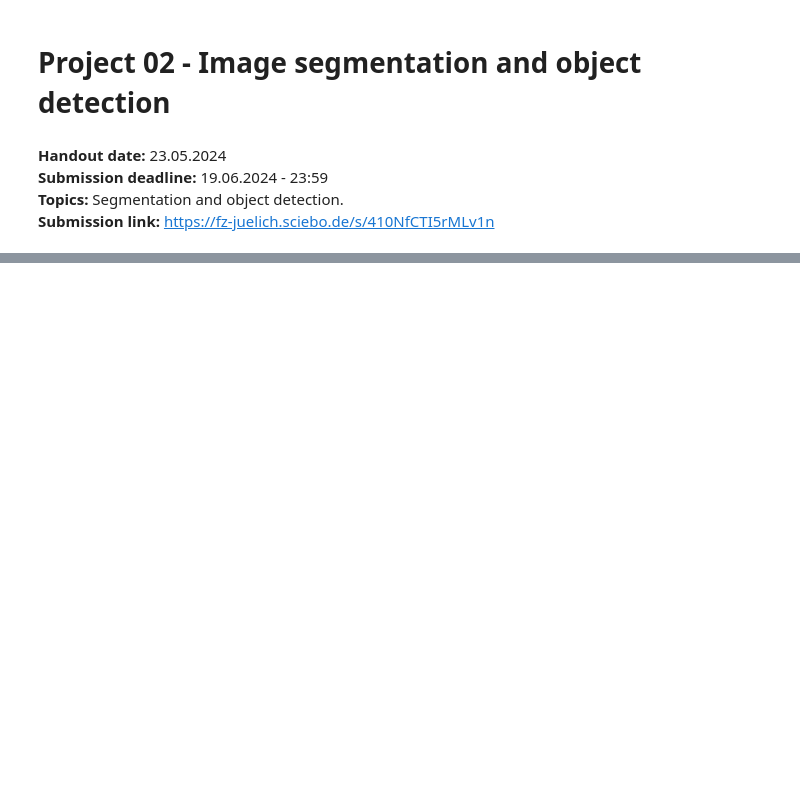
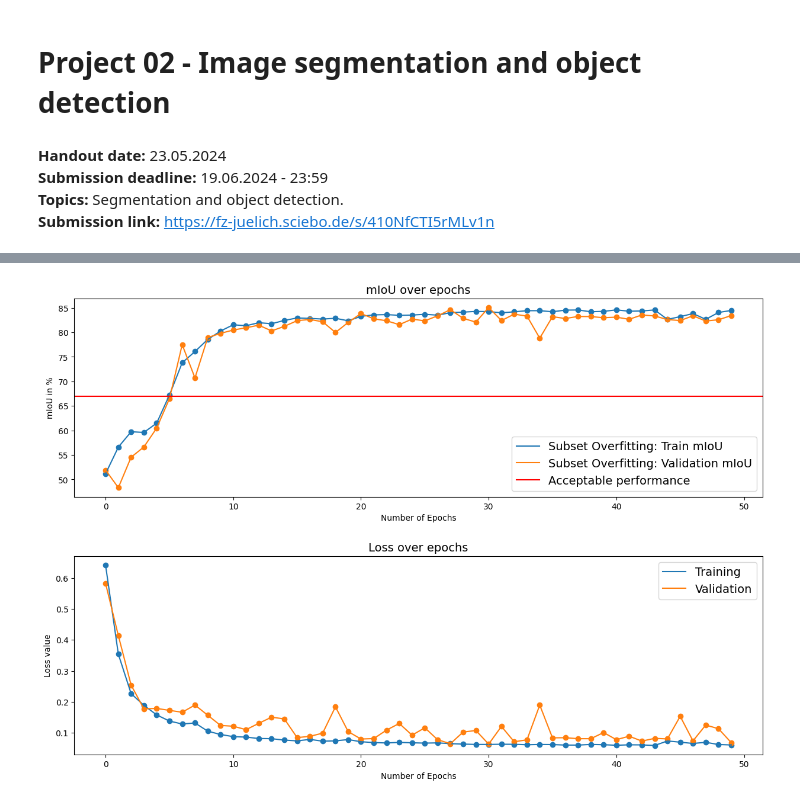
Before and after one commit to SAutum/ai-ds, a Jupyter notebook: cv/hongli/project2/project2.ipynb, the cells around one changed output, grey strips where cells are left out. Saved outputs shown, nothing was run; the diff lists cells and outputs as text; code cells hidden in the pictures; blank space fills up the shorter version.

```diff
--- a/cv/hongli/project2/project2.ipynb
+++ b/cv/hongli/project2/project2.ipynb
@@ -147,0 +299,4 @@ import torch.nn as nn
+# %%
+# consturct the U-Net model
+model = UNet(resolution=310, in_channels=1, out_channels=3, kernel_size=3, base_channels=16, channel_mult=[1,2,4], num_blocks=2, dropout=0.10,
+                 pooling=True, bilinear=True).to('cuda')
@@ -147,0 +412,14 @@ import torch.nn as nn
+# %%
+import torch.optim as optim
+from torchmetrics.classification import MulticlassJaccardIndex as iou
+from tqdm import tqdm
+device = torch.device('cuda' if torch.cuda.is_available() else 'cpu')
+
+optimizer = optim.Adam(model.parameters(), lr=3e-4)
+criterion = nn.CrossEntropyLoss()
+metric = iou(num_classes=3).to(device)
+epochs = 50
+dict_log = train(model, optimizer, epochs, train_dl, val_dl, device, criterion, metric, exp_name='UNet-ce-ovefit')
+plot_stats(dict_log, modelname="Subset Overfitting:", baseline=67, scale_metric=100, title="./figs/so")
+# %% [output]
+[figure, added]
```
Also changed, not shown: parts of 9 cells of this notebook.
